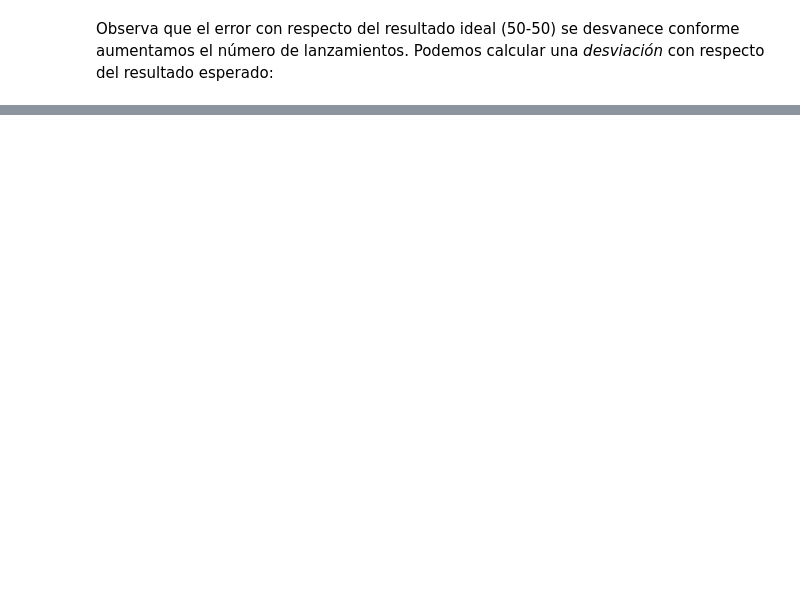
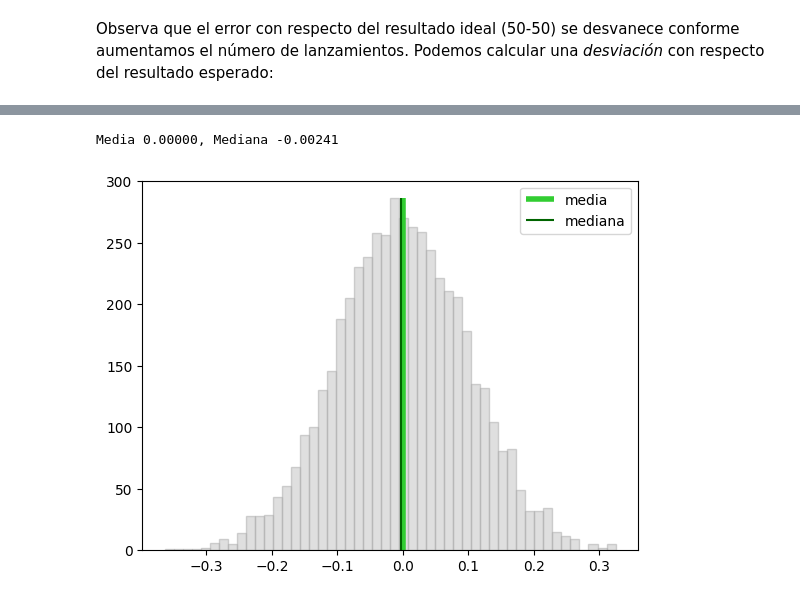
Before and after one commit to jugernaut/Induccion_MeIA, a Jupyter notebook: 2_MatematicasIA/06_Estadistica_prob.ipynb, the cells around one changed output, grey strips where cells are left out. Drawn from its saved outputs; the diff is of its cells as text; code cells hidden in the pictures; blank space fills up the shorter version.

```diff
--- a/2_MatematicasIA/06_Estadistica_prob.ipynb
+++ b/2_MatematicasIA/06_Estadistica_prob.ipynb
@@ -125,0 +152,17 @@ El proceso de determinar resultados, esto es, llegar a ciertas conclusiones a tr
+# %%
+mu, sigma =  0, 0.1
+s = np.random.normal(mu, sigma, 5000)
+me = np.median(s)
+
+print('Media {:.5f}, Mediana {:.5f}'.format(mu, me))
+
+c, bins, _ = plt.hist(s, 50, fc='silver', ec='darkgrey', alpha=0.5)#, density=True)
+
+plt.vlines(mu, 0, max(c), color='limegreen', label='media', lw=4, ls='-')
+plt.vlines(me, 0, max(c), color='darkgreen', label='mediana')
+plt.legend()
+
+plt.show()
+# %% [output]
+Media 0.00000, Mediana -0.00241
+[figure, added]
```
Also changed, not shown: parts of 79 cells of this notebook, 4 other files.
